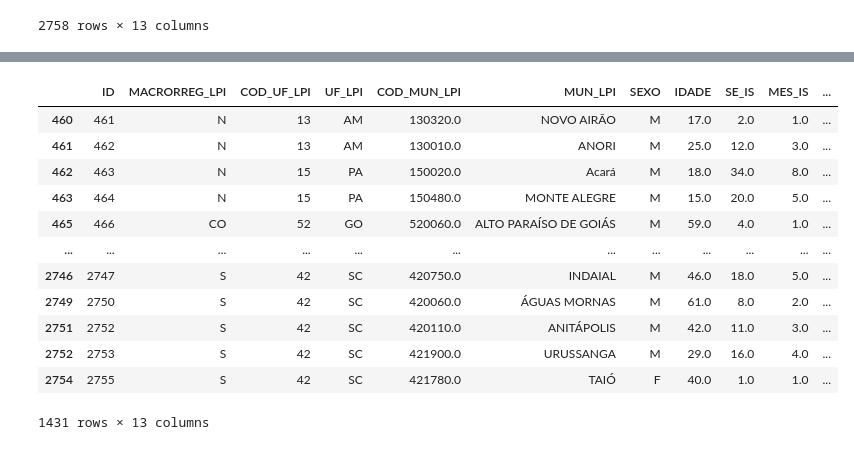
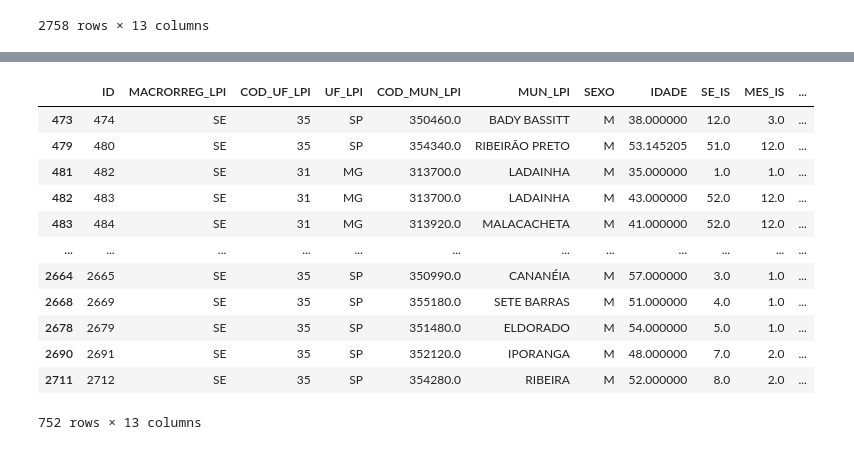
Before and after one commit to veigaeduarda/Biomatem-tica-aplicada-a-epidemiologia, a Jupyter notebook: fa_biomat.ipynb, the cells around one changed output, grey strips where cells are left out. Saved outputs shown, nothing was run; the diff lists cells and outputs as text; code cells hidden in the pictures.

```diff
--- a/fa_biomat.ipynb
+++ b/fa_biomat.ipynb
@@ -21,9 +21,9 @@ df
 | 2757 | 2758 | N | 15 | PA | 150520.0 | OEIRAS DO PARÁ | M | 26.0 | 49.0 | 12.0 | ... |
 2758 rows × 13 columns
 # %%
-df = df.iloc[460::]
+df = df.iloc[456::]
 df
 
-#Casos a partir de 2012 (10 anos dos dados)
+#Casos a partir de 2010 (2010 - 2021 | 11 anos dos dados)
 # %% [output]
 |  | ID | MACRORREG_LPI | COD_UF_LPI | UF_LPI | COD_MUN_LPI | MUN_LPI | SEXO | IDADE | SE_IS | MES_IS | ... |
@@ -41,0 +42,6 @@ df
+# %%
+df_sudeste = df.loc[df.index[df['MACRORREG_LPI']=='SE']]
+df_sudeste
+
+#Apenas casos da região sudeste
+#Infectados
@@ -42,19 +81,19 @@ df
 # %%
-df_vivos = df.loc[df.index[df['OBITO']=='NÃO']]
-df_vivos
+df_mortos = df_sudeste.loc[df_sudeste.index[df_sudeste['OBITO']=='SIM']]
+df_mortos
 
-#Quantos desses casos não evoluíram para óbito
+#Quantos desses casos evoluíram para óbito (mortos)
 # %% [output]
 |  | ID | MACRORREG_LPI | COD_UF_LPI | UF_LPI | COD_MUN_LPI | MUN_LPI | SEXO | IDADE | SE_IS | MES_IS | ... |
-| 460 | 461 | N | 13 | AM | 130320.0 | NOVO AIRÃO | M | 17.0 | 2.0 | 1.0 | ... |
-| 461 | 462 | N | 13 | AM | 130010.0 | ANORI | M | 25.0 | 12.0 | 3.0 | ... |
-| 462 | 463 | N | 15 | PA | 150020.0 | Acará | M | 18.0 | 34.0 | 8.0 | ... |
-| 463 | 464 | N | 15 | PA | 150480.0 | MONTE ALEGRE | M | 15.0 | 20.0 | 5.0 | ... |
-| 465 | 466 | CO | 52 | GO | 520060.0 | ALTO PARAÍSO DE GOIÁS | M | 59.0 | 4.0 | 1.0 | ... |
+| 473 | 474 | SE | 35 | SP | 350460.0 | BADY BASSITT | M | 38.000000 | 12.0 | 3.0 | ... |
+| 479 | 480 | SE | 35 | SP | 354340.0 | RIBEIRÃO PRETO | M | 53.145205 | 51.0 | 12.0 | ... |
+| 481 | 482 | SE | 31 | MG | 313700.0 | LADAINHA | M | 35.000000 | 1.0 | 1.0 | ... |
+| 482 | 483 | SE | 31 | MG | 313700.0 | LADAINHA | M | 43.000000 | 52.0 | 12.0 | ... |
+| 483 | 484 | SE | 31 | MG | 313920.0 | MALACACHETA | M | 41.000000 | 52.0 | 12.0 | ... |
 | ... | ... | ... | ... | ... | ... | ... | ... | ... | ... | ... | ... |
-| 2746 | 2747 | S | 42 | SC | 420750.0 | INDAIAL | M | 46.0 | 18.0 | 5.0 | ... |
-| 2749 | 2750 | S | 42 | SC | 420060.0 | ÁGUAS MORNAS | M | 61.0 | 8.0 | 2.0 | ... |
-| 2751 | 2752 | S | 42 | SC | 420110.0 | ANITÁPOLIS | M | 42.0 | 11.0 | 3.0 | ... |
-| 2752 | 2753 | S | 42 | SC | 421900.0 | URUSSANGA | M | 29.0 | 16.0 | 4.0 | ... |
-| 2754 | 2755 | S | 42 | SC | 421780.0 | TAIÓ | F | 40.0 | 1.0 | 1.0 | ... |
+| 2664 | 2665 | SE | 35 | SP | 350990.0 | CANANÉIA | M | 57.000000 | 3.0 | 1.0 | ... |
+| 2668 | 2669 | SE | 35 | SP | 355180.0 | SETE BARRAS | M | 51.000000 | 4.0 | 1.0 | ... |
+| 2678 | 2679 | SE | 35 | SP | 351480.0 | ELDORADO | M | 54.000000 | 5.0 | 1.0 | ... |
+| 2690 | 2691 | SE | 35 | SP | 352120.0 | IPORANGA | M | 48.000000 | 7.0 | 2.0 | ... |
+| 2711 | 2712 | SE | 35 | SP | 354280.0 | RIBEIRA | M | 52.000000 | 8.0 | 2.0 | ... |
-1431 rows × 13 columns
+752 rows × 13 columns
```
Also changed, not shown: parts of 9 cells of this notebook.
